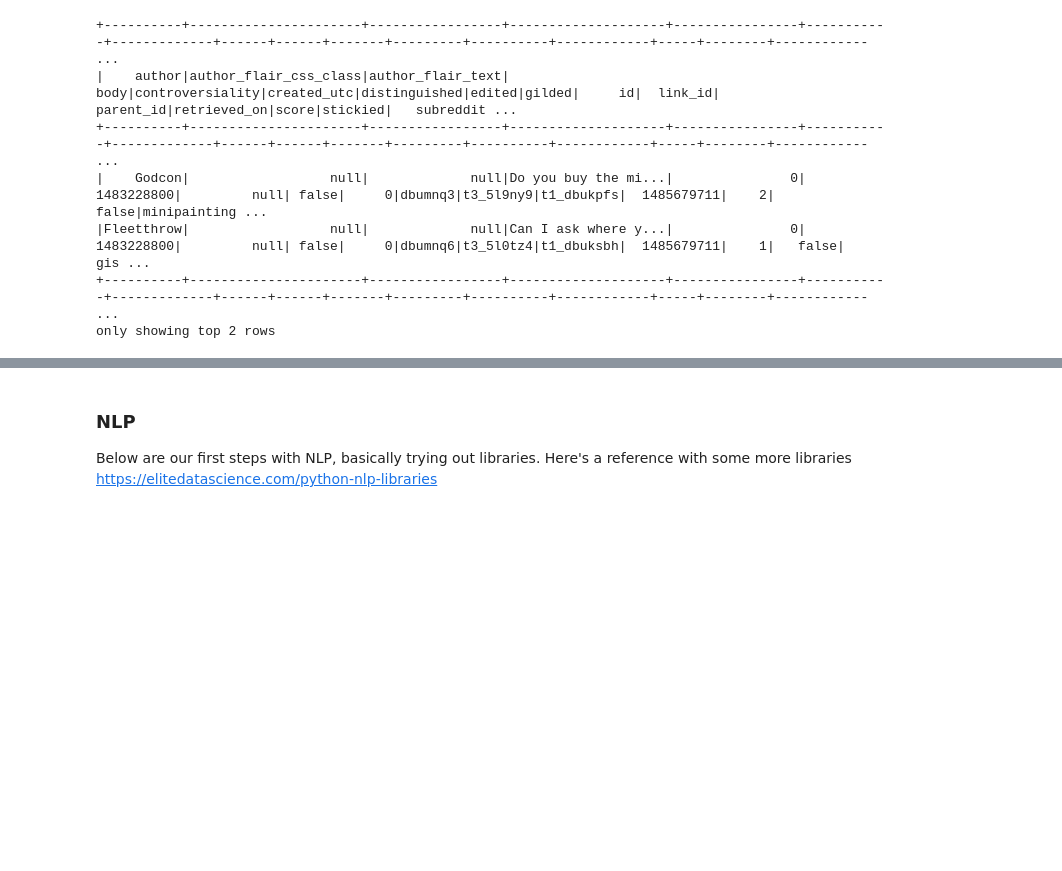
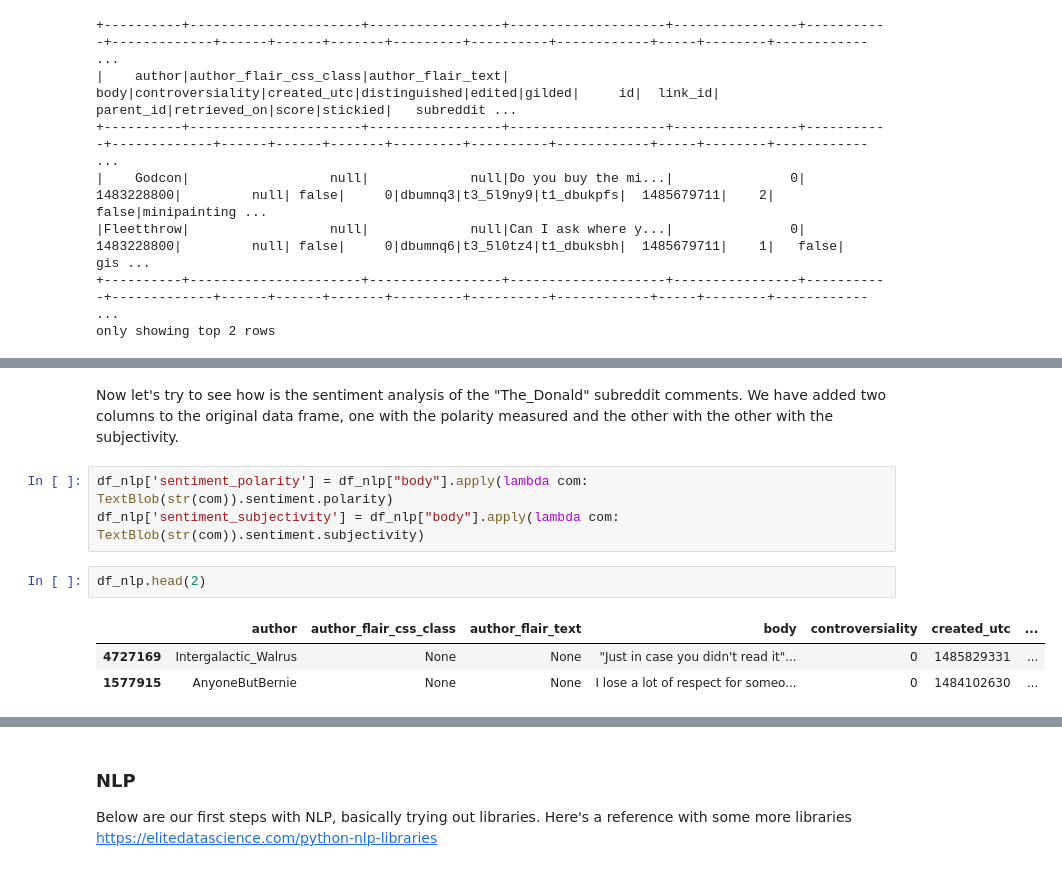
Before and after one commit to VashMKS/ada-project, a Jupyter notebook: Milestone 2.ipynb, the cells around one changed output, grey strips where cells are left out. Saved outputs shown, nothing was run; the diff lists cells and outputs as text; blank space fills up the shorter version.

```diff
--- a/Milestone 2.ipynb
+++ b/Milestone 2.ipynb
@@ -533,0 +645,11 @@ only showing top 2 rows
+# %% [markdown]
+Now let's try to see how is the sentiment analysis of the "The_Donald" subreddit comments. We have added two columns to the original data frame, one with the polarity measured and the other with the other with the subjectivity.
+# %%
+df_nlp['sentiment_polarity'] = df_nlp["body"].apply(lambda com: TextBlob(str(com)).sentiment.polarity)
+df_nlp['sentiment_subjectivity'] = df_nlp["body"].apply(lambda com: TextBlob(str(com)).sentiment.subjectivity)
+# %%
+df_nlp.head(2)
+# %% [output]
+|  | author | author_flair_css_class | author_flair_text | body | controversiality | created_utc | ... |
+| 4727169 | Intergalactic_Walrus | None | None | "Just in case you didn't read it"... | 0 | 1485829331 | ... |
+| 1577915 | AnyoneButBernie | None | None | I lose a lot of respect for someo... | 0 | 1484102630 | ... |
```
Also changed, not shown: parts of 25 cells of this notebook.
